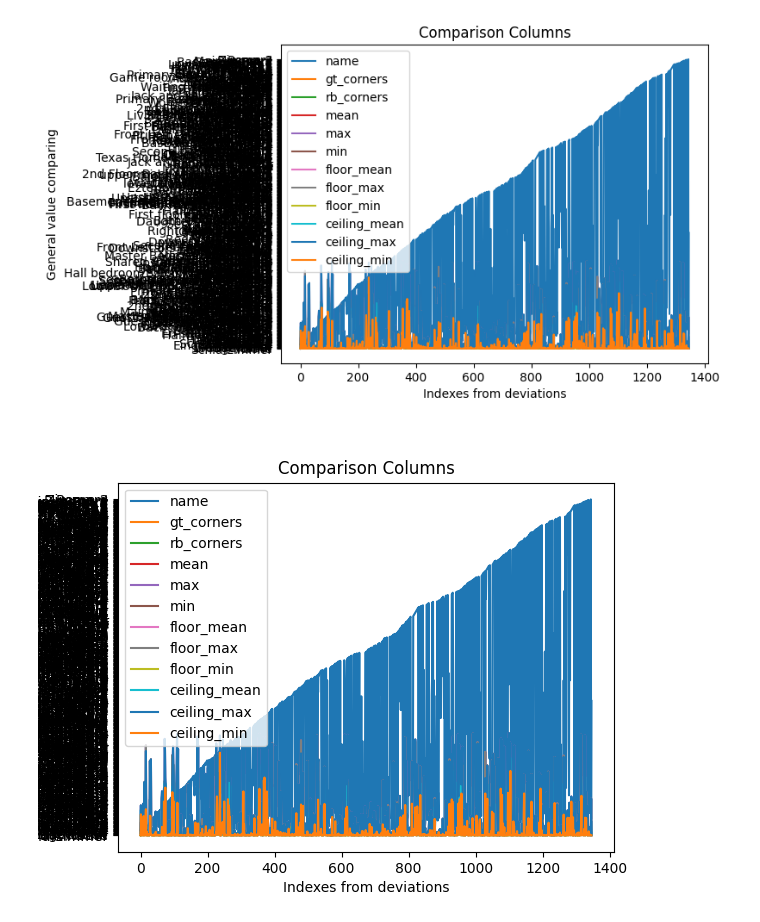
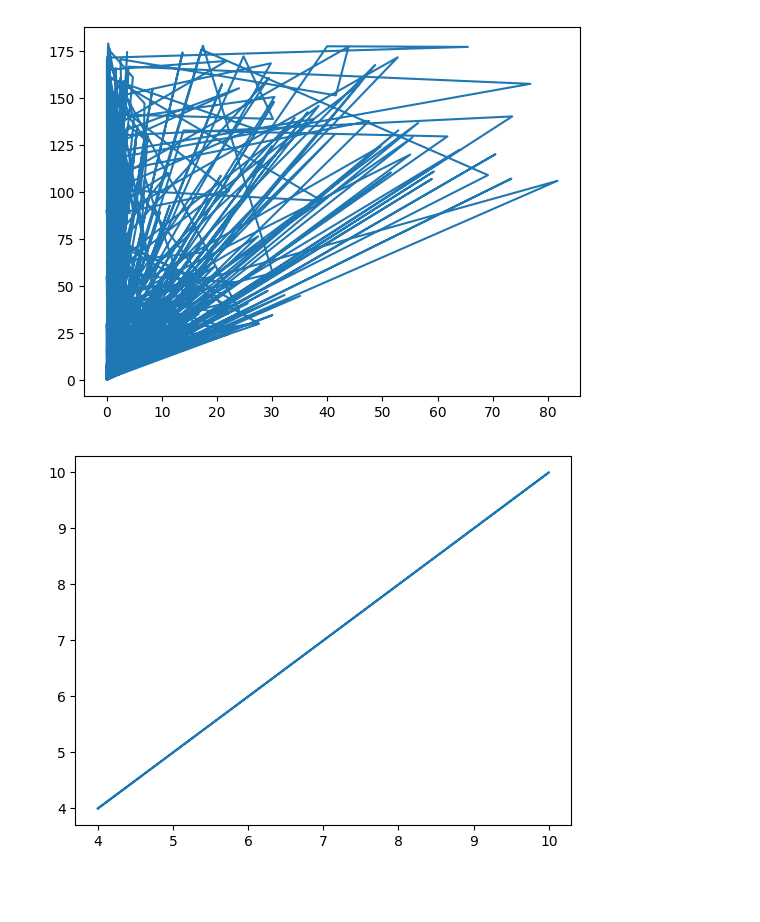
Before and after one commit to darkhan-b/visualization_task, a Jupyter notebook: Jupyter.ipynb, the cells around one changed output. Saved outputs shown, nothing was run; the diff lists cells and outputs as text; code cells hidden in the pictures; blank space fills up the shorter version.

```diff
--- a/Jupyter.ipynb
+++ b/Jupyter.ipynb
@@ -3,10 +3,7 @@ from draw_plots import draw_plots # import from draw_plost this main function dr
 from IPython.display import Image # import displaying image from Ipython
-# %%
-filepath = draw_plots('deviation.json') # display and create new folder with plot
-# %% [output]
-[figure, removed]
-# %%
-
-Image(filename=filepath)
-# %% [output]
-[figure, removed]
+# %%
+output = Plots() # connecting class to output for getting access to the displaying plots
+paths = output.draw_plots('deviation.json') # paths from deviation
+# %% [output]
+[figure, added]
+[figure, added]
```
Also changed, not shown: parts of 2 cells of this notebook, 7 other files.
